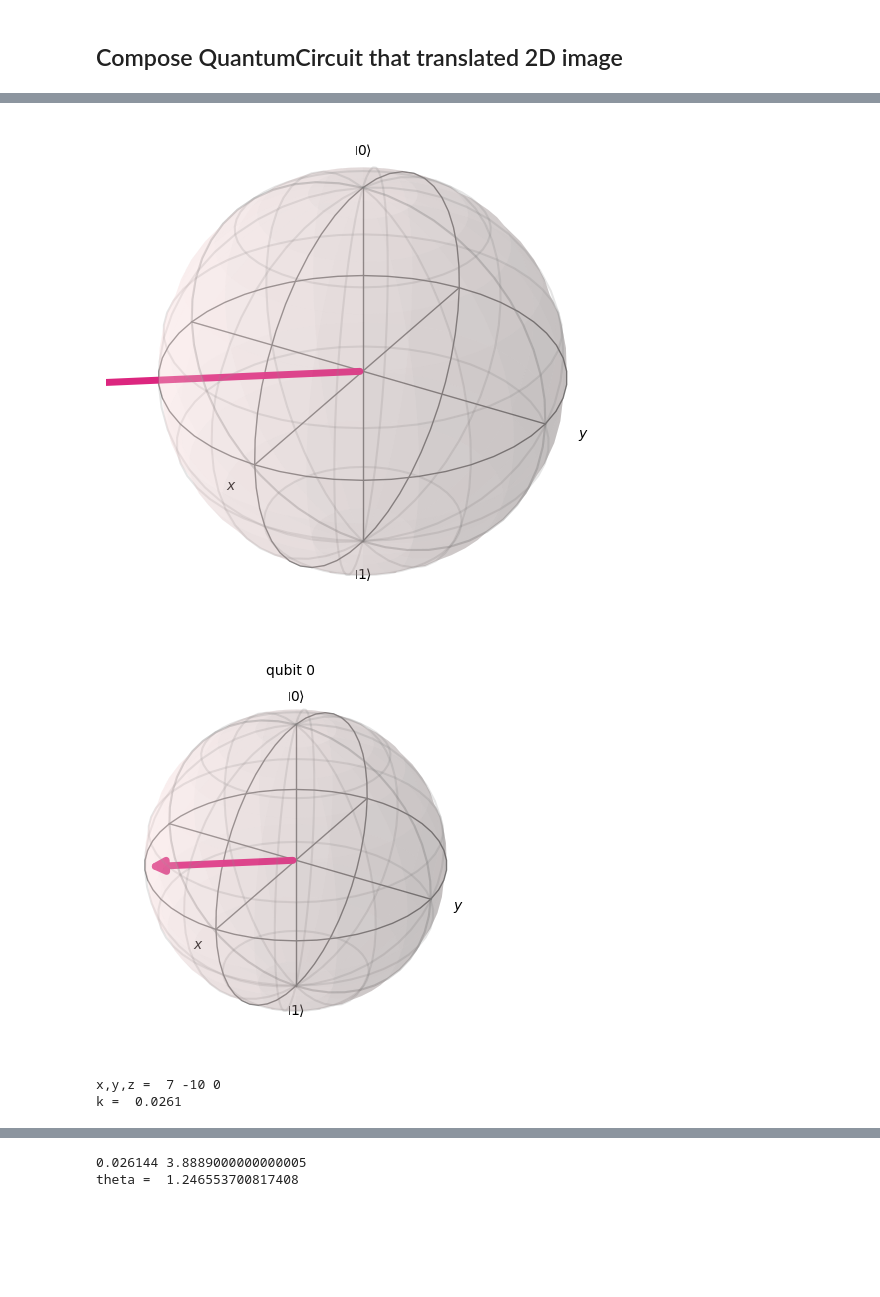
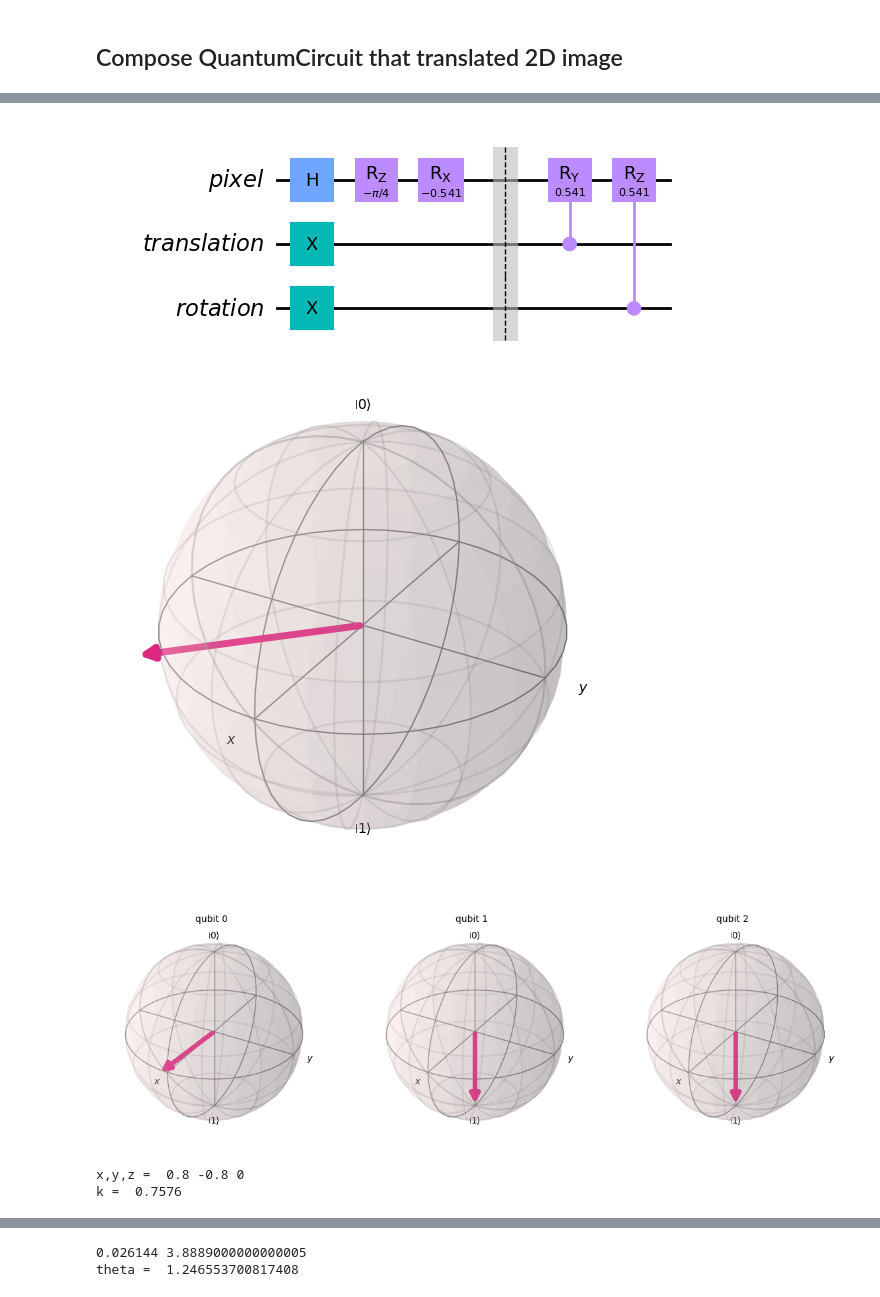
Before and after one commit to ksm999/Stereo, a Jupyter notebook: Quantum_Image_Processing.ipynb, the cells around one changed output, grey strips where cells are left out. Saved outputs shown, nothing was run; the diff lists cells and outputs as text; code cells hidden in the pictures; blank space fills up the shorter version.

```diff
--- a/Quantum_Image_Processing.ipynb
+++ b/Quantum_Image_Processing.ipynb
@@ -502,0 +504,14 @@ qc.rz(phi,0)
+# %%
+Q = np.array([0.8,-0.8,0]) # Given Pixel Coordinate
+
+phi = np.arctan2(Q[1],Q[0])
+
+pixel = QuantumRegister(size=1, name='pixel')
+translation = QuantumRegister(size=1, name='translation')
+rotation = QuantumRegister(size=1, name = 'rotation')
+
+qc_t = QuantumCircuit(pixel,translation, rotation)
+qc_t.h(0)
+qc_t.rz(phi,0)
+qc_t.x(range(1,3))
+qc_t.draw('mpl')
@@ -502,0 +520,13 @@ qc.rz(phi,0)
+# %%
+x, y = Q[0:2]
+k = round(4 / (x**2 + y**2 + 4), 4)
+P = project(Q,1,1,1,1)
+Inner = Q.dot(P)
+print("Inner = ", Inner)
+theta =  np.arccos(Inner /
+                (np.sqrt((x**2 + y**2)) * np.sqrt(((k * x)**2 + (k * y)**2 + (1-2*k)**2 ))))
+print("theta = ", theta)
+
+qc_t.rx(-theta, 0)
+qc_t.barrier()
+qc_t.draw('mpl')
@@ -503,17 +539,23 @@ qc.rz(phi,0)
+# %%
+qc_t.cry(theta,1,0)
+qc_t.crz(theta,2,0)
+qc_t.draw('mpl')
+# %% [output]
+[figure, added]
 # %%
 plot_bloch_vector(Q)
 # %% [output]
-[figure, old version]
+[figure, new version]
 # %%
-state = Statevector.from_instruction(qc)
+state = Statevector.from_instruction(qc_t)
 plot_bloch_multivector(state)
 # %% [output]
-[figure, old version]
+[figure, new version]
 # %%
 P = project(Q,1,1,1,1)
 # %% [output]
-x,y,z =  7 -10 0
-k =  0.0261
+x,y,z =  0.8 -0.8 0
+k =  0.7576
 # %%
 print(P)
 plot_bloch_vector([Q]+[P])
```
Also changed, not shown: parts of 25 cells of this notebook, 2 other files.
